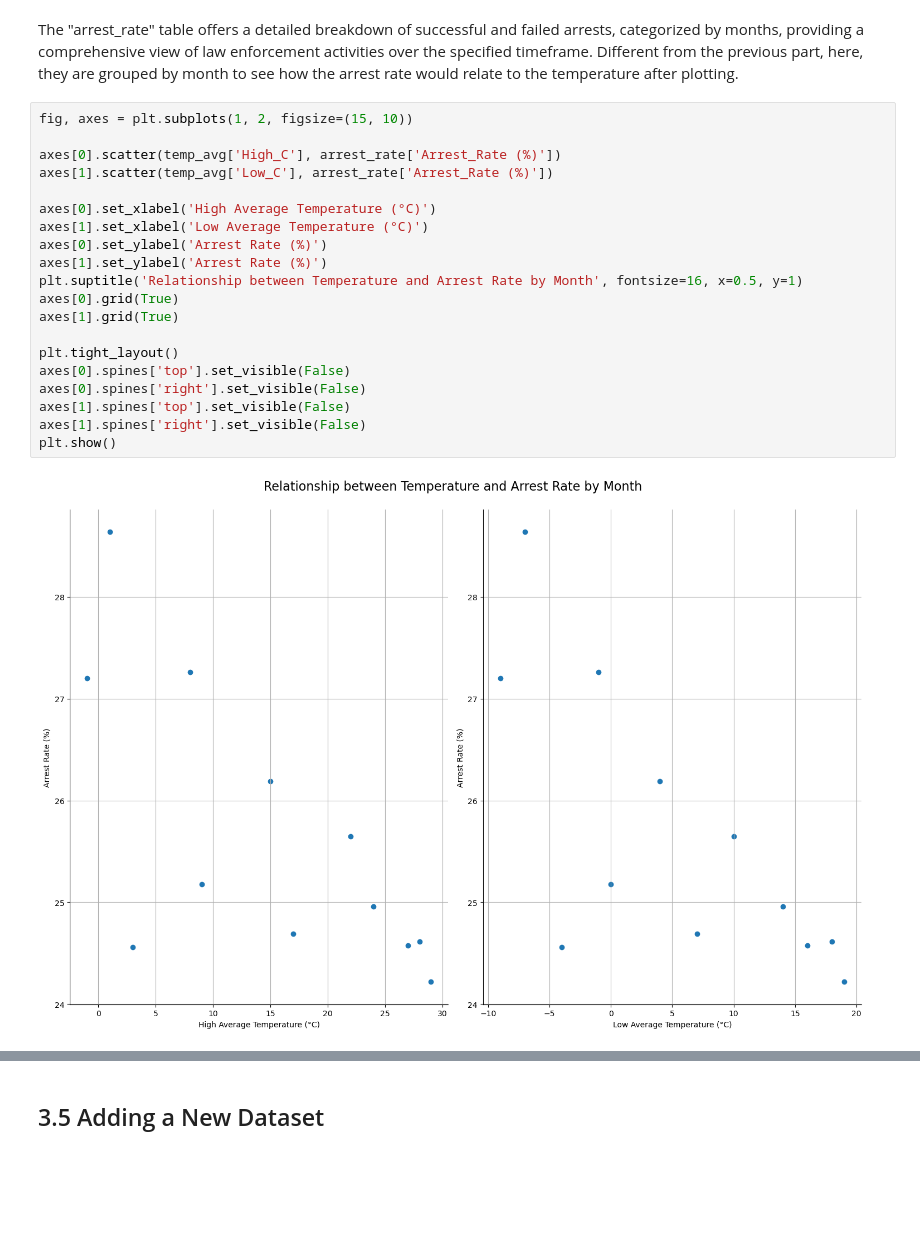
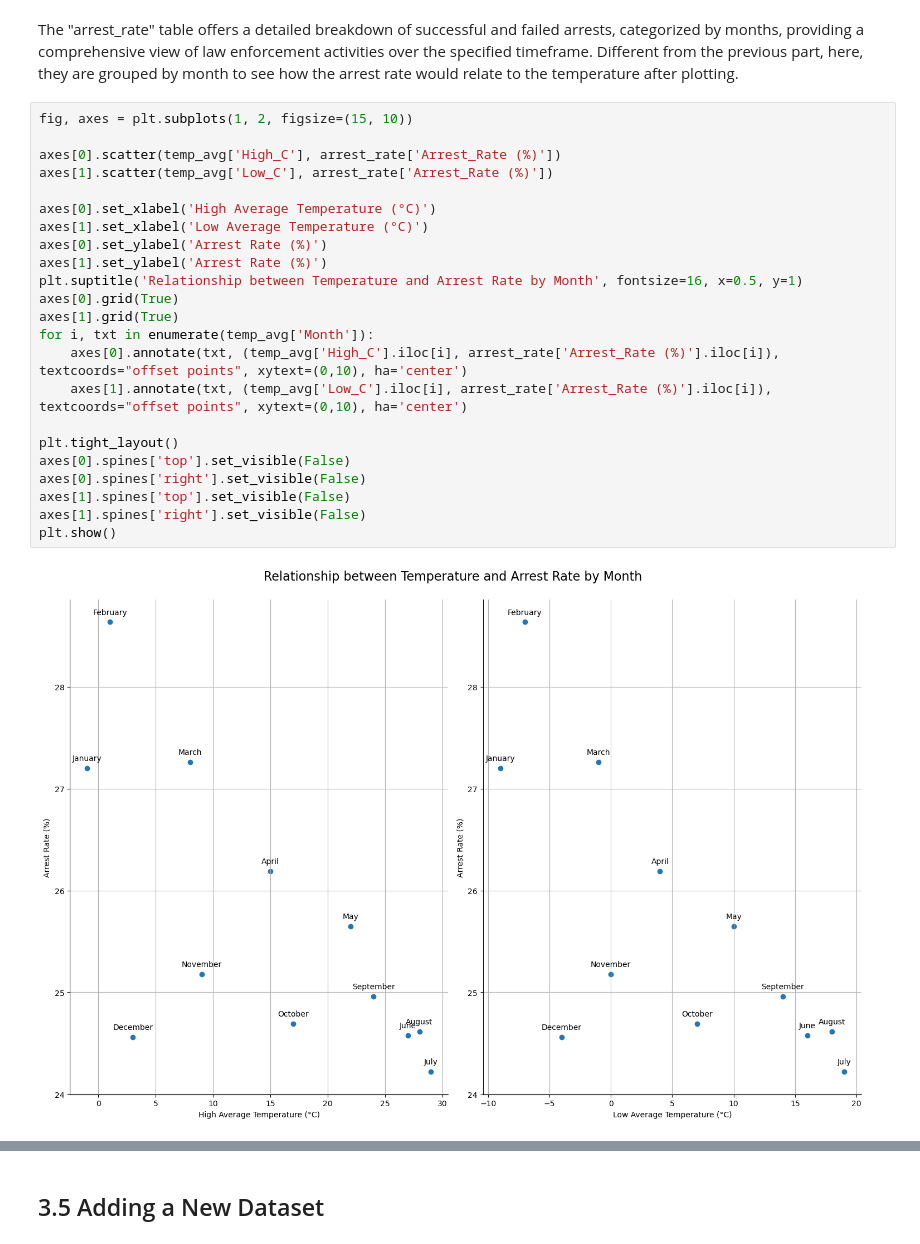
Before and after one commit to XingyuWang06/ECO225Project, a Jupyter notebook: Project3.ipynb, the cells around one changed output, grey strips where cells are left out. Cells and saved outputs as stored; diff of their text form; blank space fills up the shorter version.

```diff
--- a/Project3.ipynb
+++ b/Project3.ipynb
@@ -884,22 +884,25 @@ The "arrest_rate" table offers a detailed breakdown of successful and failed arr
 # %%
 fig, axes = plt.subplots(1, 2, figsize=(15, 10))
 
 axes[0].scatter(temp_avg['High_C'], arrest_rate['Arrest_Rate (%)'])
 axes[1].scatter(temp_avg['Low_C'], arrest_rate['Arrest_Rate (%)'])
 
 axes[0].set_xlabel('High Average Temperature (°C)')
 axes[1].set_xlabel('Low Average Temperature (°C)')
 axes[0].set_ylabel('Arrest Rate (%)')
 axes[1].set_ylabel('Arrest Rate (%)')
 plt.suptitle('Relationship between Temperature and Arrest Rate by Month', fontsize=16, x=0.5, y=1)
 axes[0].grid(True)
 axes[1].grid(True)
+for i, txt in enumerate(temp_avg['Month']):
+    axes[0].annotate(txt, (temp_avg['High_C'].iloc[i], arrest_rate['Arrest_Rate (%)'].iloc[i]), textcoords="offset points", xytext=(0,10), ha='center')
+    axes[1].annotate(txt, (temp_avg['Low_C'].iloc[i], arrest_rate['Arrest_Rate (%)'].iloc[i]), textcoords="offset points", xytext=(0,10), ha='center')
 
 plt.tight_layout()
 axes[0].spines['top'].set_visible(False)
 axes[0].spines['right'].set_visible(False)
 axes[1].spines['top'].set_visible(False)
 axes[1].spines['right'].set_visible(False)
 plt.show()
 # %% [output]
-[figure, old version]
+[figure, new version]
```
Also changed, not shown: parts of 9 cells of this notebook.
